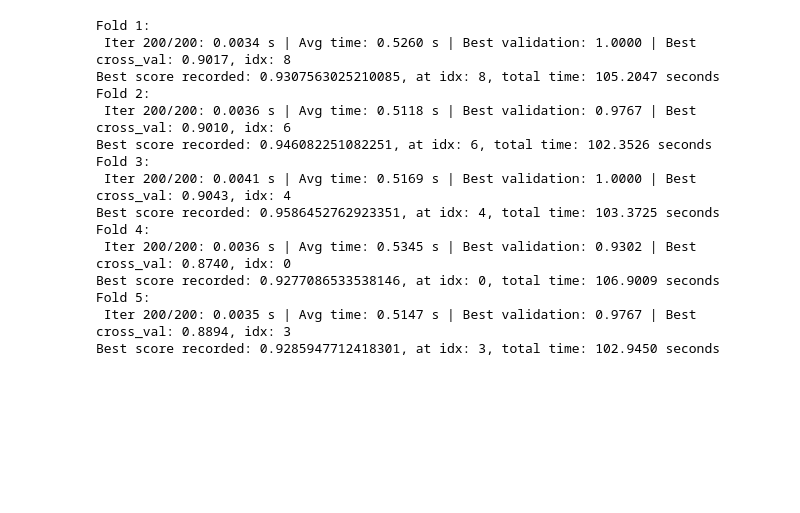
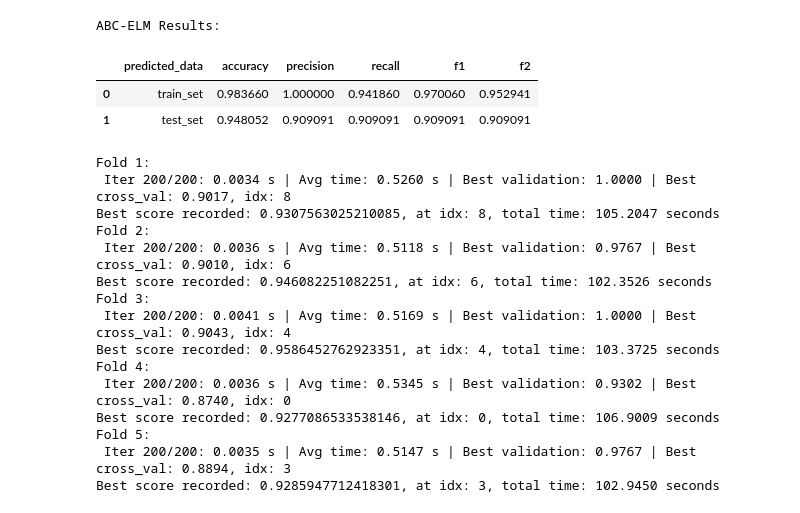
Before and after one commit to QY-Ver0/ELM-for-thyroid, a Jupyter notebook: Optimisation.ipynb, the cells around one changed output. Saved outputs shown, nothing was run; the diff lists cells and outputs as text; code cells hidden in the pictures; blank space fills up the shorter version.

```diff
--- a/Optimisation.ipynb
+++ b/Optimisation.ipynb
@@ -151,8 +131,13 @@ train_test_graph(abc.train_res, abc.test_res)
 # %%
 # ABC Results
 abc_elm = ELMclf(n, l2_param=l2, random_state=def_rng_seed)
 print('ABC-ELM Results: ')
-get_metrics_df(abc_elm.fit(x_train_sc.to_numpy(), y_train_sc.to_numpy(), **best_param), x_train_sc, x_test_sc, y_train_sc, y_test_sc)
+get_metrics_df(abc_elm.fit(x_train.to_numpy(), y_train.to_numpy(), **best_param), x_train, x_test, y_train, y_test)
+# %% [output]
+ABC-ELM Results:
+|  | predicted_data | accuracy | precision | recall | f1 | f2 |
+| 0 | train_set | 0.983660 | 1.000000 | 0.941860 | 0.970060 | 0.952941 |
+| 1 | test_set | 0.948052 | 0.909091 | 0.909091 | 0.909091 | 0.909091 |
 # %%
 dflist, scores_dflist = cross_val_optimisation(elm, X, Y,
                          popu_temp, popu_range, solution_cnt,
```
Also changed, not shown: parts of 8 cells of this notebook, 4 other files.
